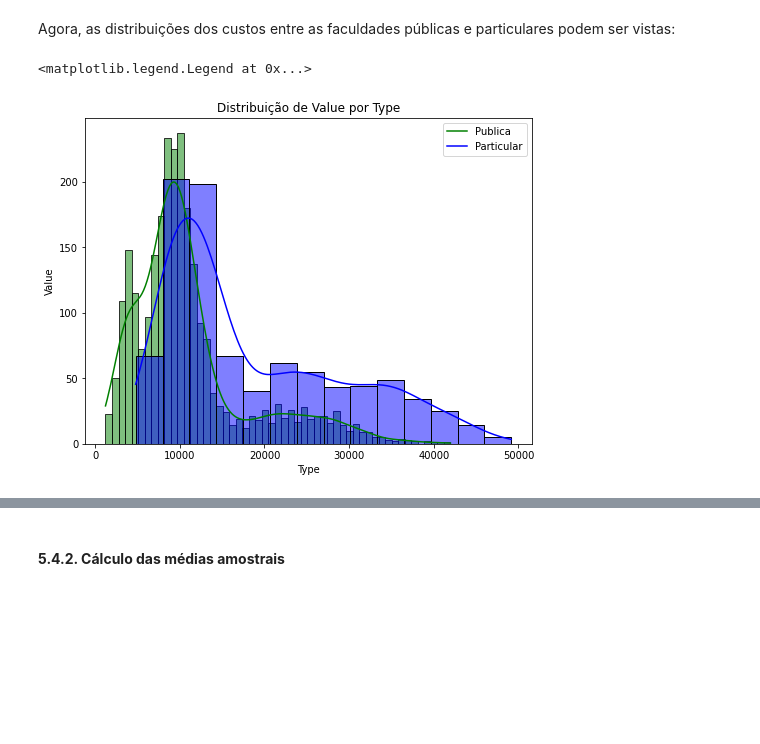
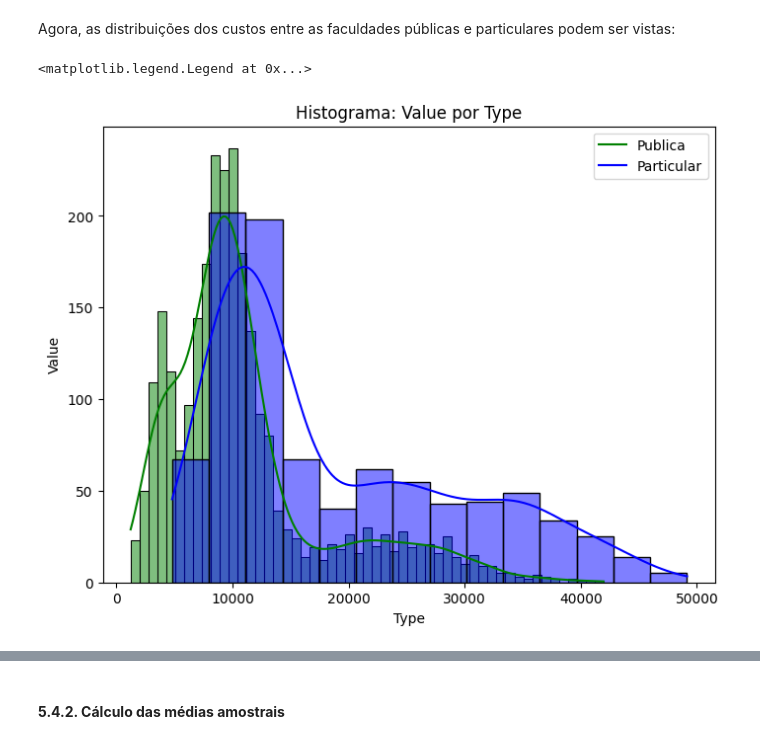
Before and after one commit to gabriellfelipe7/AnaliseExploratoria_AverageCostStudentUSA, a Jupyter notebook: AnaliseExploratoria_AverageCostStudentUSA.ipynb, the cells around one changed output, grey strips where cells are left out. Saved outputs shown, nothing was run; the diff lists cells and outputs as text; code cells hidden in the pictures; blank space fills up the shorter version.

```diff
--- a/AnaliseExploratoria_AverageCostStudentUSA.ipynb
+++ b/AnaliseExploratoria_AverageCostStudentUSA.ipynb
@@ -535,11 +532,11 @@ Agora, as distribuições dos custos entre as faculdades públicas e particulare
 # %%
 fig = plt.figure(figsize=(8, 6))
 plt.xlabel('Type')
 plt.ylabel('Value')
-plt.title('Distribuição de Value por Type')
+plt.title('Histograma: Value por Type')
 sns.histplot(data=valores_publicas, x="Value", kde=True, color='green')
 sns.histplot(data=valores_particulares, x="Value", kde=True, color='blue')
 plt.legend(labels=["Publica","Particular"])
 # %% [output]
 <matplotlib.legend.Legend at 0x...>
-[figure, old version]
+[figure, new version]
```
Also changed, not shown: parts of 29 cells of this notebook.
